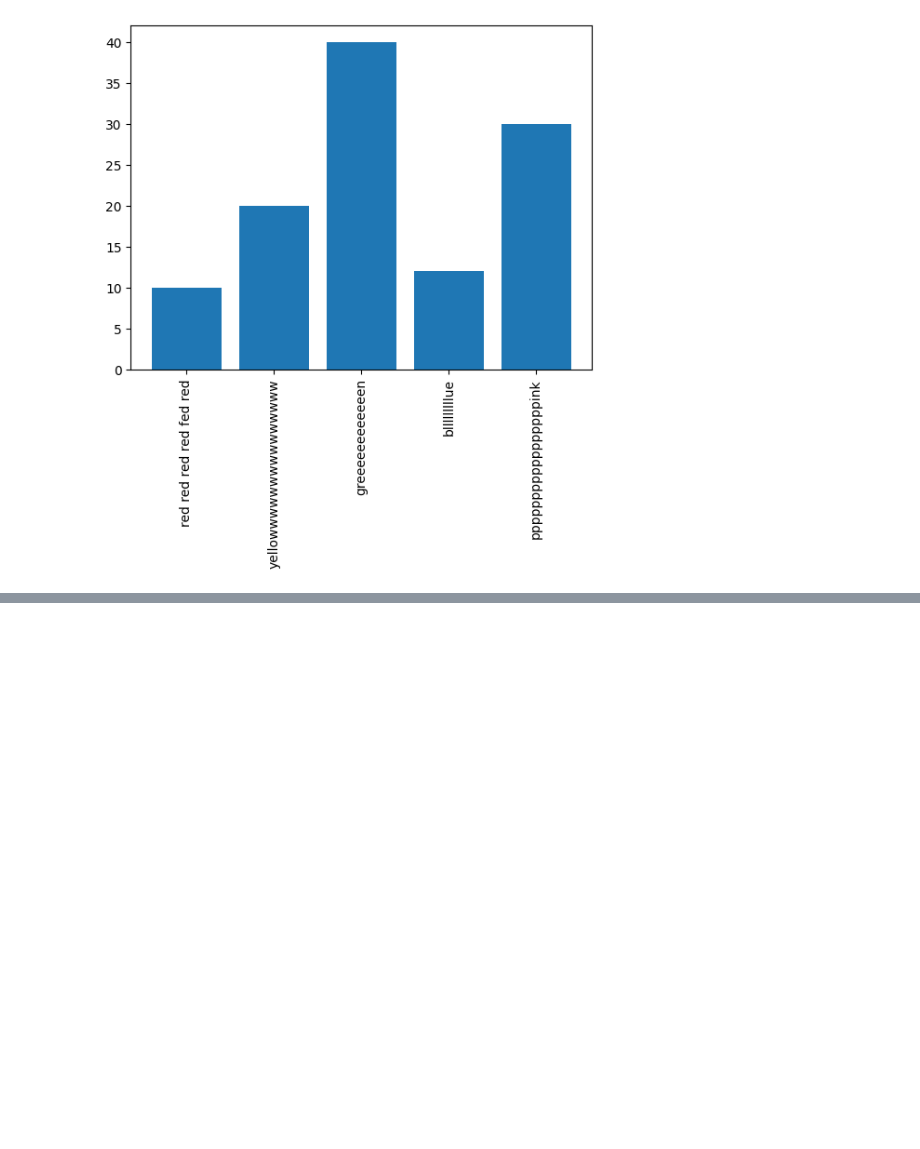
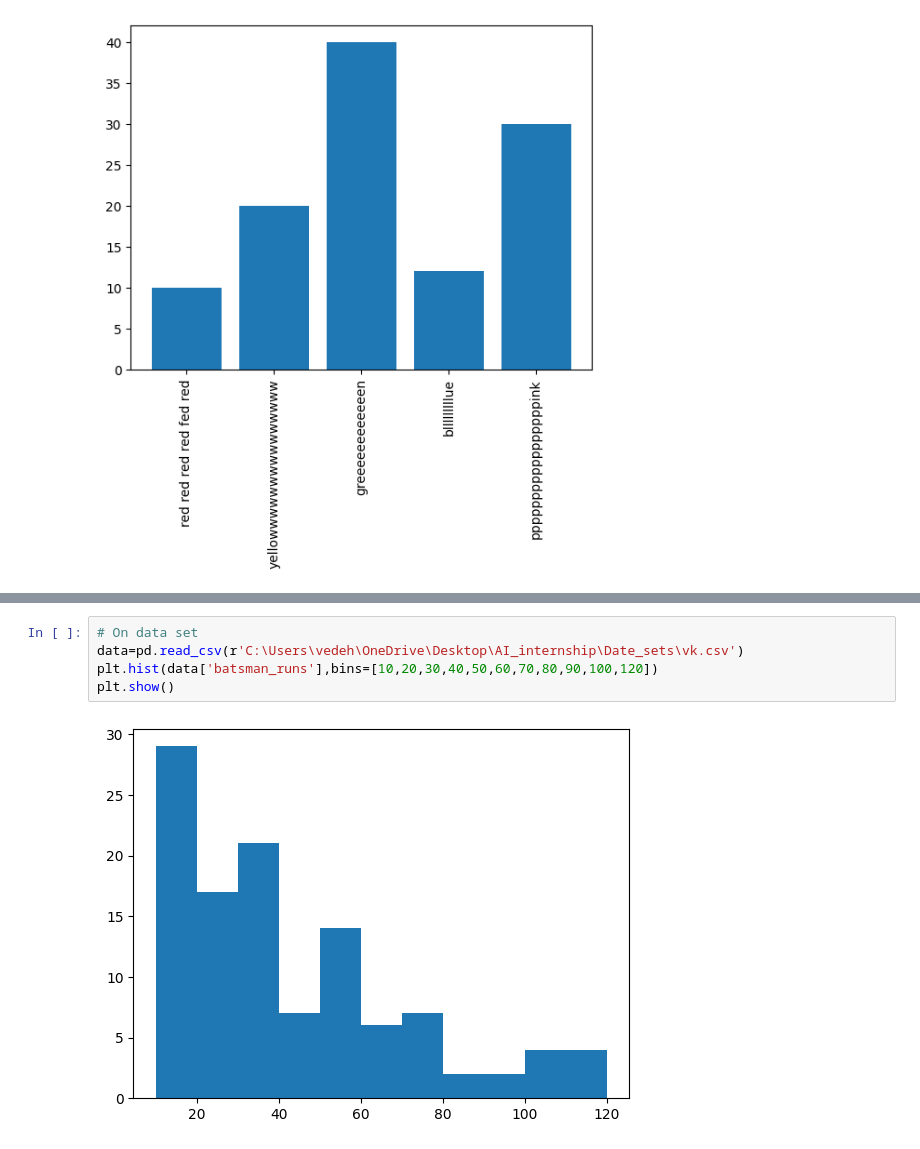
Before and after one commit to Rohit8022/AI-internship-training, a Jupyter notebook: Matplotlib.ipynb, the cells around one changed output, grey strips where cells are left out. Saved outputs shown, nothing was run; the diff lists cells and outputs as text; blank space fills up the shorter version.

```diff
--- a/Matplotlib.ipynb
+++ b/Matplotlib.ipynb
@@ -133,0 +153,7 @@ plt.xticks(rotation='vertical') # or plt.xticks(rotation=90)
+# %%
+# On data set
+data=pd.read_csv(r'C:\Users\vedeh\OneDrive\Desktop\AI_internship\Date_sets\vk.csv')
+plt.hist(data['batsman_runs'],bins=[10,20,30,40,50,60,70,80,90,100,120])
+plt.show()
+# %% [output]
+[figure, added]
```
Also changed, not shown: parts of 5 cells of this notebook, 7 other files.
